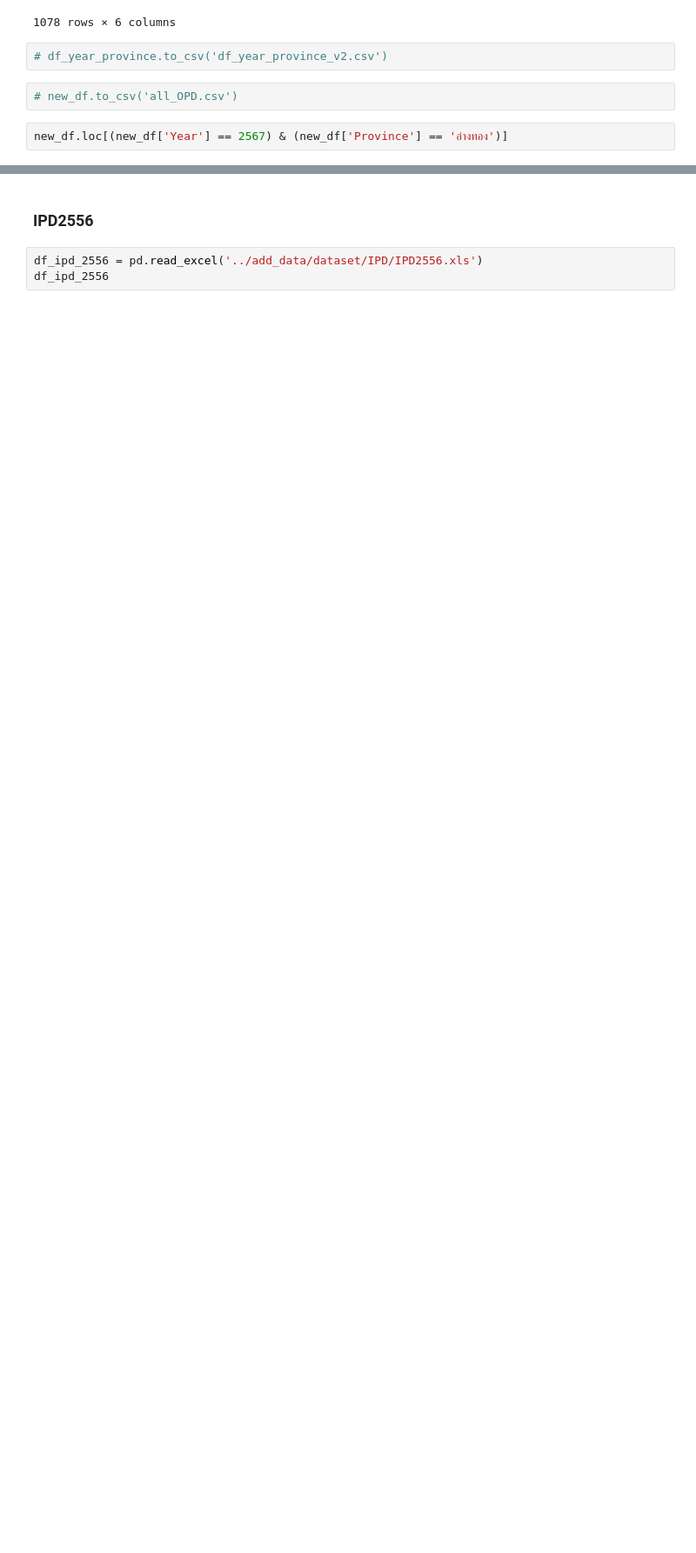
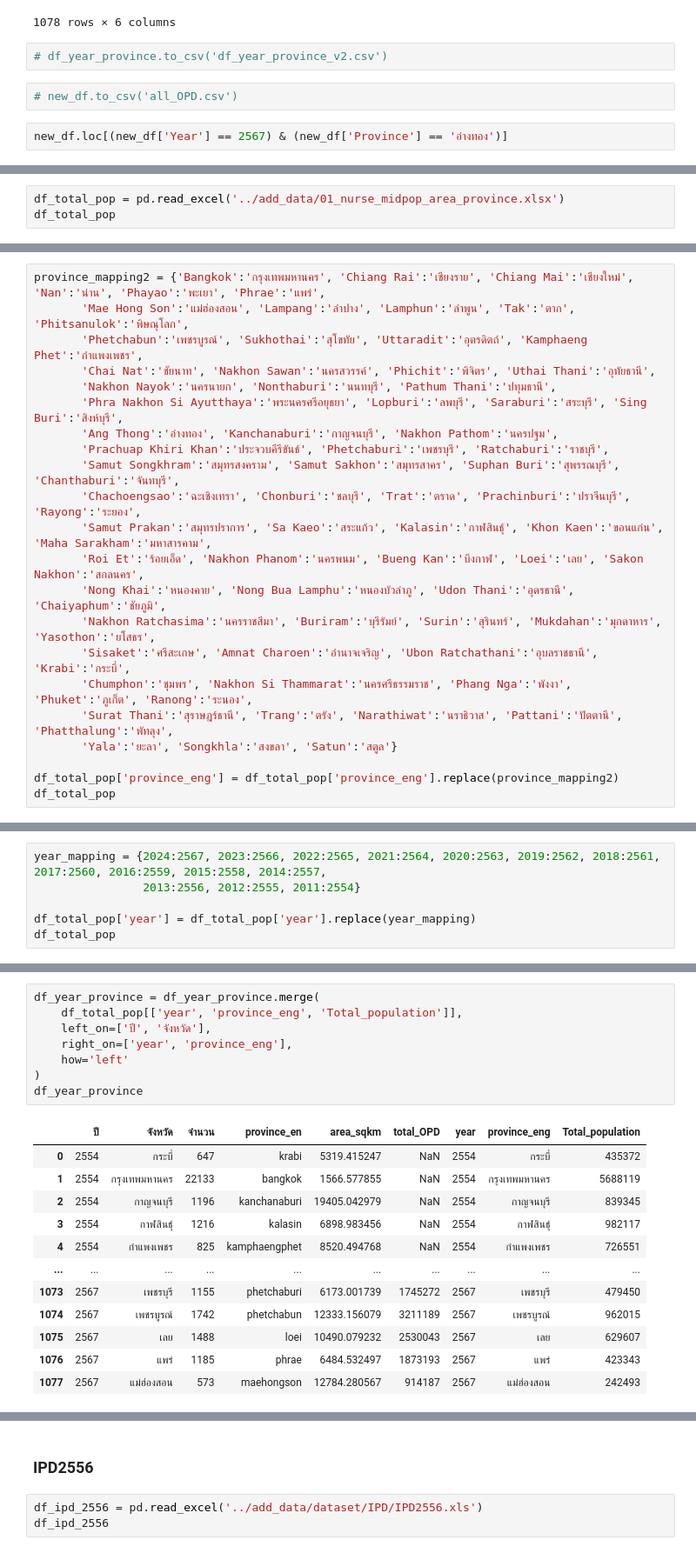
Before and after one commit to Nont18/data-visualization, a Jupyter notebook: add_data/add_OPD_IPD.ipynb, the cells around one changed output, grey strips where cells are left out. Shown at 87% size. Saved outputs shown, nothing was run; the diff lists cells and outputs as text; blank space fills up the shorter version.

```diff
--- a/add_data/add_OPD_IPD.ipynb
+++ b/add_data/add_OPD_IPD.ipynb
@@ -2023,0 +2027,3 @@ new_df.loc[(new_df['Year'] == 2567) & (new_df['Province'] == 'อ่างทอ
+# %%
+df_total_pop = pd.read_excel('../add_data/01_nurse_midpop_area_province.xlsx')
+df_total_pop
@@ -2023,0 +2065,22 @@ new_df.loc[(new_df['Year'] == 2567) & (new_df['Province'] == 'อ่างทอ
+# %%
+province_mapping2 = {'Bangkok':'กรุงเทพมหานคร', 'Chiang Rai':'เชียงราย', 'Chiang Mai':'เชียงใหม่', 'Nan':'น่าน', 'Phayao':'พะเยา', 'Phrae':'แพร่',
+       'Mae Hong Son':'แม่ฮ่องสอน', 'Lampang':'ลำปาง', 'Lamphun':'ลำพูน', 'Tak':'ตาก', 'Phitsanulok':'พิษณุโลก',
+       'Phetchabun':'เพชรบูรณ์', 'Sukhothai':'สุโขทัย', 'Uttaradit':'อุตรดิตถ์', 'Kamphaeng Phet':'กำแพงเพชร',
+       'Chai Nat':'ชัยนาท', 'Nakhon Sawan':'นครสวรรค์', 'Phichit':'พิจิตร', 'Uthai Thani':'อุทัยธานี',
+       'Nakhon Nayok':'นครนายก', 'Nonthaburi':'นนทบุรี', 'Pathum Thani':'ปทุมธานี',
+       'Phra Nakhon Si Ayutthaya':'พระนครศรีอยุธยา', 'Lopburi':'ลพบุรี', 'Saraburi':'สระบุรี', 'Sing Buri':'สิงห์บุรี',
+       'Ang Thong':'อ่างทอง', 'Kanchanaburi':'กาญจนบุรี', 'Nakhon Pathom':'นครปฐม',
+       'Prachuap Khiri Khan':'ประจวบคีรีขันธ์', 'Phetchaburi':'เพชรบุรี', 'Ratchaburi':'ราชบุรี',
+       'Samut Songkhram':'สมุทรสงคราม', 'Samut Sakhon':'สมุทรสาคร', 'Suphan Buri':'สุพรรณบุรี', 'Chanthaburi':'จันทบุรี',
+       'Chachoengsao':'ฉะเชิงเทรา', 'Chonburi':'ชลบุรี', 'Trat':'ตราด', 'Prachinburi':'ปราจีนบุรี', 'Rayong':'ระยอง',
+       'Samut Prakan':'สมุทรปราการ', 'Sa Kaeo':'สระแก้ว', 'Kalasin':'กาฬสินธุ์', 'Khon Kaen':'ขอนแก่น', 'Maha Sarakham':'มหาสารคาม',
+       'Roi Et':'ร้อยเอ็ด', 'Nakhon Phanom':'นครพนม', 'Bueng Kan':'บึงกาฬ', 'Loei':'เลย', 'Sakon Nakhon':'สกลนคร',
+       'Nong Khai':'หนองคาย', 'Nong Bua Lamphu':'หนองบัวลำภู', 'Udon Thani':'อุดรธานี', 'Chaiyaphum':'ชัยภูมิ',
+       'Nakhon Ratchasima':'นครราชสีมา', 'Buriram':'บุรีรัมย์', 'Surin':'สุรินทร์', 'Mukdahan':'มุกดาหาร', 'Yasothon':'ยโสธร',
+       'Sisaket':'ศรีสะเกษ', 'Amnat Charoen':'อำนาจเจริญ', 'Ubon Ratchathani':'อุบลราชธานี', 'Krabi':'กระบี่',
+       'Chumphon':'ชุมพร', 'Nakhon Si Thammarat':'นครศรีธรรมราช', 'Phang Nga':'พังงา', 'Phuket':'ภูเก็ต', 'Ranong':'ระนอง',
+       'Surat Thani':'สุราษฎร์ธานี', 'Trang':'ตรัง', 'Narathiwat':'นราธิวาส', 'Pattani':'ปัตตานี', 'Phatthalung':'พัทลุง',
+       'Yala':'ยะลา', 'Songkhla':'สงขลา', 'Satun':'สตูล'}
+
+df_total_pop['province_eng'] = df_total_pop['province_eng'].replace(province_mapping2)
+df_total_pop
@@ -2023,0 +2124,6 @@ new_df.loc[(new_df['Year'] == 2567) & (new_df['Province'] == 'อ่างทอ
+# %%
+year_mapping = {2024:2567, 2023:2566, 2022:2565, 2021:2564, 2020:2563, 2019:2562, 2018:2561, 2017:2560, 2016:2559, 2015:2558, 2014:2557,
+                2013:2556, 2012:2555, 2011:2554}
+
+df_total_pop['year'] = df_total_pop['year'].replace(year_mapping)
+df_total_pop
@@ -2023,0 +2168,21 @@ new_df.loc[(new_df['Year'] == 2567) & (new_df['Province'] == 'อ่างทอ
+# %%
+df_year_province = df_year_province.merge(
+    df_total_pop[['year', 'province_eng', 'Total_population']],
+    left_on=['ปี', 'จังหวัด'],
+    right_on=['year', 'province_eng'],
+    how='left'
+)
+df_year_province
+# %% [output]
+|  | ปี | จังหวัด | จำนวน | province_en | area_sqkm | total_OPD | year | province_eng | Total_population |
+| 0 | 2554 | กระบี่ | 647 | krabi | 5319.415247 | NaN | 2554 | กระบี่ | 435372 |
+| 1 | 2554 | กรุงเทพมหานคร | 22133 | bangkok | 1566.577855 | NaN | 2554 | กรุงเทพมหานคร | 5688119 |
+| 2 | 2554 | กาญจนบุรี | 1196 | kanchanaburi | 19405.042979 | NaN | 2554 | กาญจนบุรี | 839345 |
+| 3 | 2554 | กาฬสินธุ์ | 1216 | kalasin | 6898.983456 | NaN | 2554 | กาฬสินธุ์ | 982117 |
+| 4 | 2554 | กำแพงเพชร | 825 | kamphaengphet | 8520.494768 | NaN | 2554 | กำแพงเพชร | 726551 |
+| ... | ... | ... | ... | ... | ... | ... | ... | ... | ... |
+| 1073 | 2567 | เพชรบุรี | 1155 | phetchaburi | 6173.001739 | 1745272 | 2567 | เพชรบุรี | 479450 |
+| 1074 | 2567 | เพชรบูรณ์ | 1742 | phetchabun | 12333.156079 | 3211189 | 2567 | เพชรบูรณ์ | 962015 |
+| 1075 | 2567 | เลย | 1488 | loei | 10490.079232 | 2530043 | 2567 | เลย | 629607 |
+| 1076 | 2567 | แพร่ | 1185 | phrae | 6484.532497 | 1873193 | 2567 | แพร่ | 423343 |
+| 1077 | 2567 | แม่ฮ่องสอน | 573 | maehongson | 12784.280567 | 914187 | 2567 | แม่ฮ่องสอน | 242493 |
```
Also changed, not shown: parts of 54 cells of this notebook, 3 other files.
